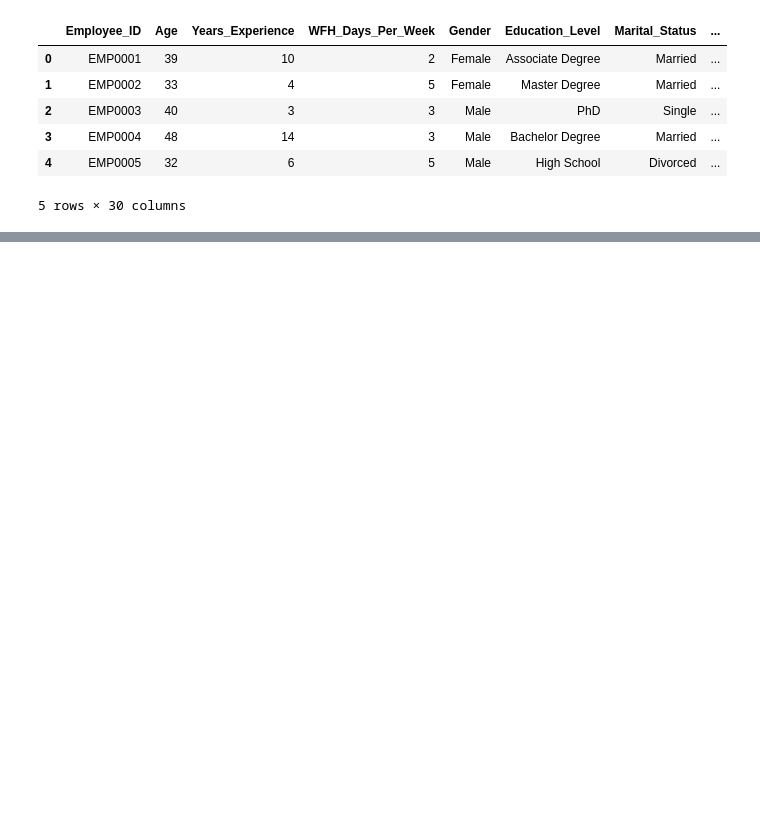
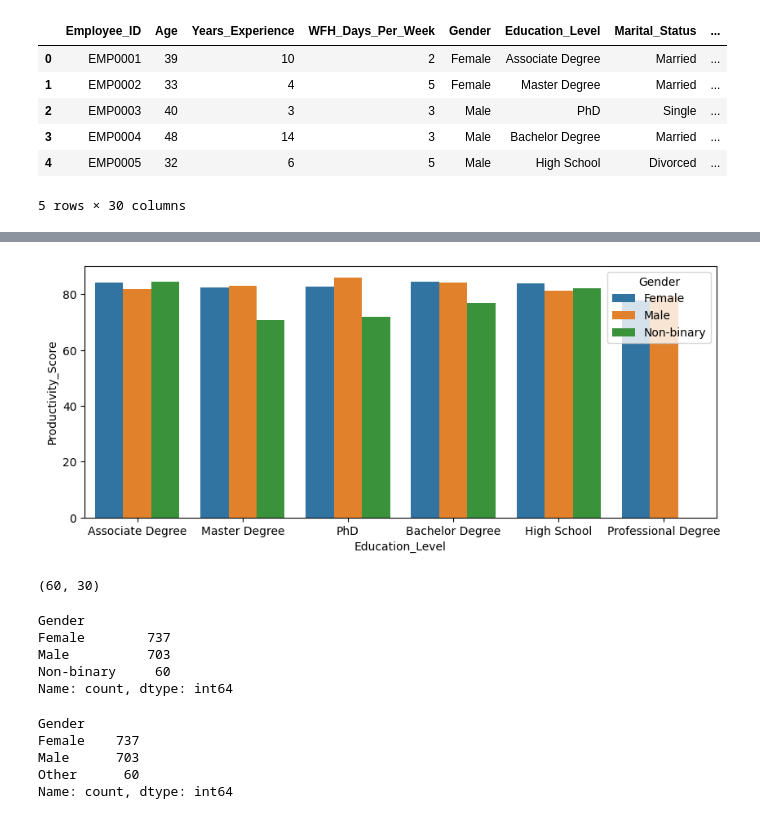
Before and after one commit to sarmuh/Remote-Work-Productivity-ML, a Jupyter notebook: notebooks/data_info.ipynb, the cells around one changed output, grey strips where cells are left out. Saved outputs shown, nothing was run; the diff lists cells and outputs as text; code cells hidden in the pictures; blank space fills up the shorter version.

Commit message:
data info

```diff
--- a/notebooks/data_info.ipynb
+++ b/notebooks/data_info.ipynb
@@ -32,0 +71,28 @@ df.corr(numeric_only=True)
+# %%
+plt.figure(figsize=(10,4))
+sns.barplot(data=df,x='Education_Level',y='Productivity_Score',hue='Gender',errorbar=None)
+
+plt.show()
+# %% [output]
+[figure, added]
+# %%
+df[df['Gender'] == 'Non-binary'].shape
+# %% [output]
+(60, 30)
+# %%
+df['Gender'].value_counts()
+# %% [output]
+Gender
+Female        737
+Male          703
+Non-binary     60
+Name: count, dtype: int64
+# %%
+df['Gender'] = df['Gender'].replace('Non-binary','Other')
+df['Gender'].value_counts()
+# %% [output]
+Gender
+Female    737
+Male      703
+Other      60
+Name: count, dtype: int64
```
Also changed, not shown: parts of 8 cells of this notebook.
